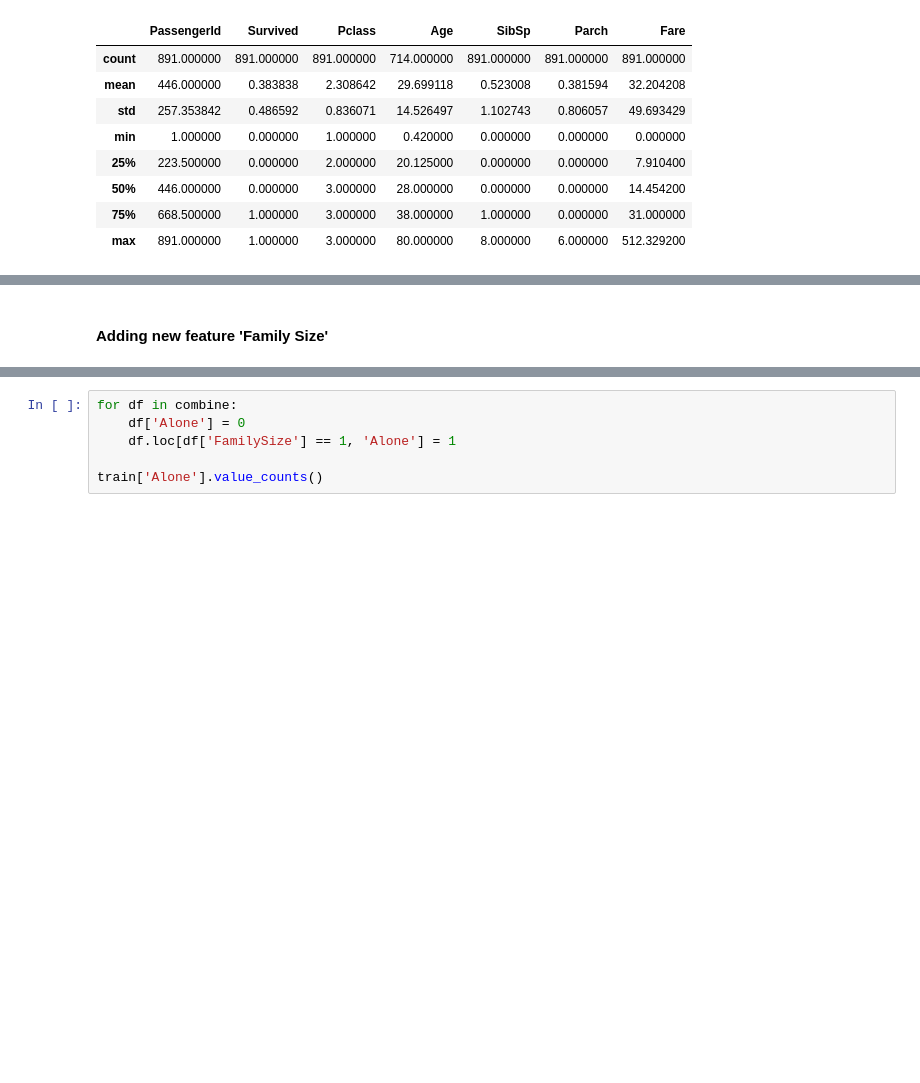
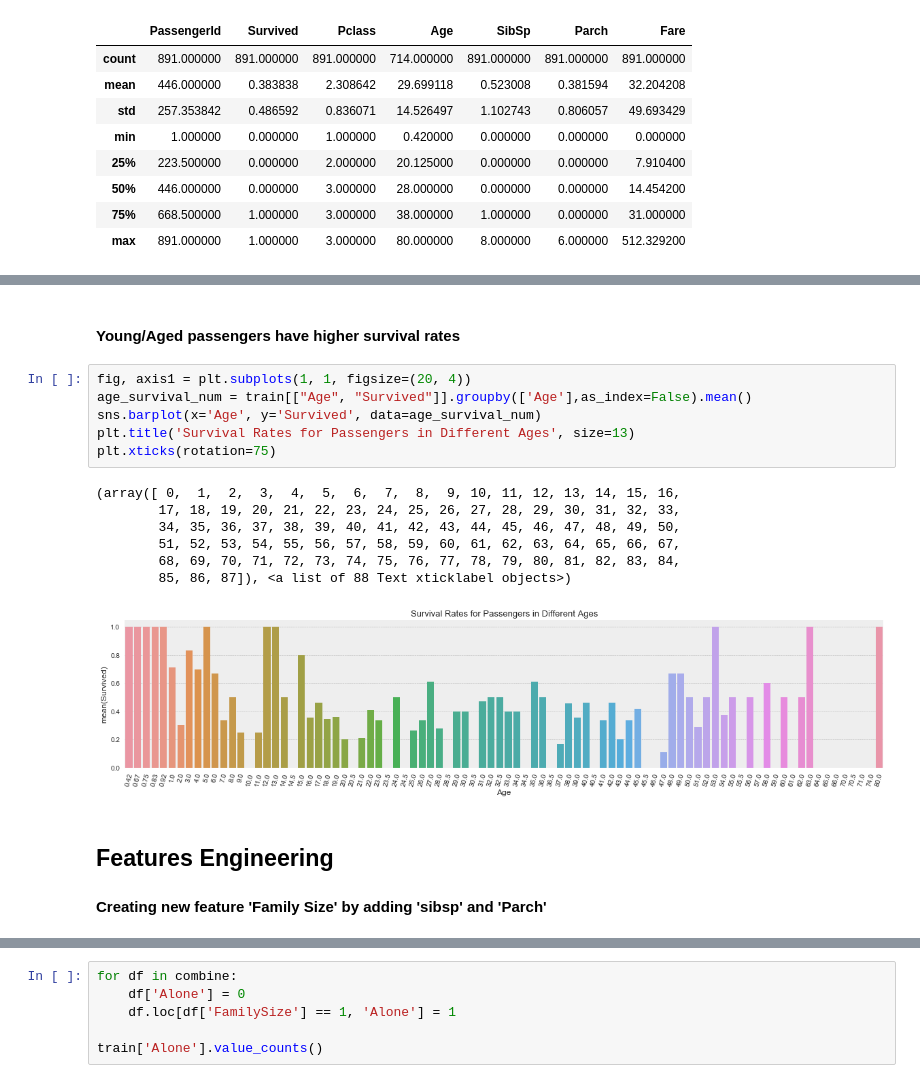
Before and after one commit to LeonFData/Kaggle---Titanic-Predictions, a Jupyter notebook: Ensemble method 1 - (soft) Voting Classifier.ipynb, the cells around one changed output, grey strips where cells are left out. Saved outputs shown, nothing was run; the diff lists cells and outputs as text; blank space fills up the shorter version.

```diff
--- a/Ensemble method 1 - (soft) Voting Classifier.ipynb
+++ b/Ensemble method 1 - (soft) Voting Classifier.ipynb
@@ -103,5 +115,23 @@ plt.xticks(rotation='0')
+# %% [markdown]
+#### Young/Aged passengers have higher survival rates
+# %%
+fig, axis1 = plt.subplots(1, 1, figsize=(20, 4))
+age_survival_num = train[["Age", "Survived"]].groupby(['Age'],as_index=False).mean()
+sns.barplot(x='Age', y='Survived', data=age_survival_num)
+plt.title('Survival Rates for Passengers in Different Ages', size=13)
+plt.xticks(rotation=75)
+# %% [output]
+(array([ 0,  1,  2,  3,  4,  5,  6,  7,  8,  9, 10, 11, 12, 13, 14, 15, 16,
+        17, 18, 19, 20, 21, 22, 23, 24, 25, 26, 27, 28, 29, 30, 31, 32, 33,
+        34, 35, 36, 37, 38, 39, 40, 41, 42, 43, 44, 45, 46, 47, 48, 49, 50,
+        51, 52, 53, 54, 55, 56, 57, 58, 59, 60, 61, 62, 63, 64, 65, 66, 67,
+        68, 69, 70, 71, 72, 73, 74, 75, 76, 77, 78, 79, 80, 81, 82, 83, 84,
+        85, 86, 87]), <a list of 88 Text xticklabel objects>)
+[figure, added]
 # %% [markdown]
-#### Adding new feature 'Family Size'
+## Features Engineering
+
+#### Creating new feature 'Family Size' by adding 'sibsp' and 'Parch'
 # %%
 for df in combine:
     df['FamilySize'] = df['SibSp'] + df['Parch'] + 1
```
Also changed, not shown: parts of 18 cells of this notebook.
